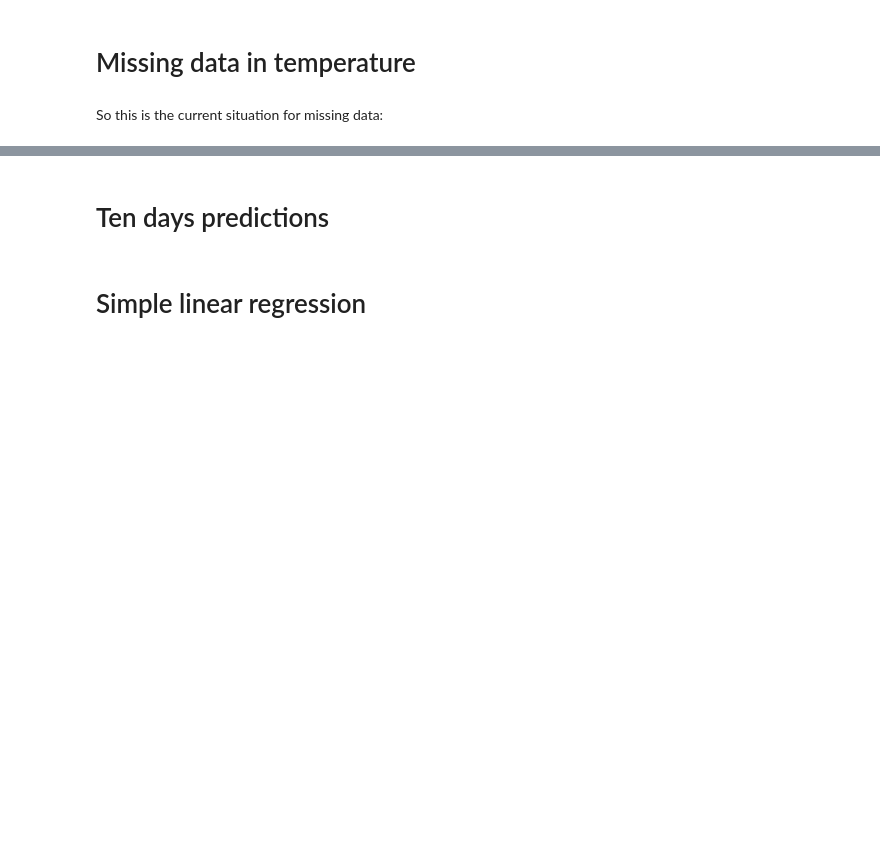
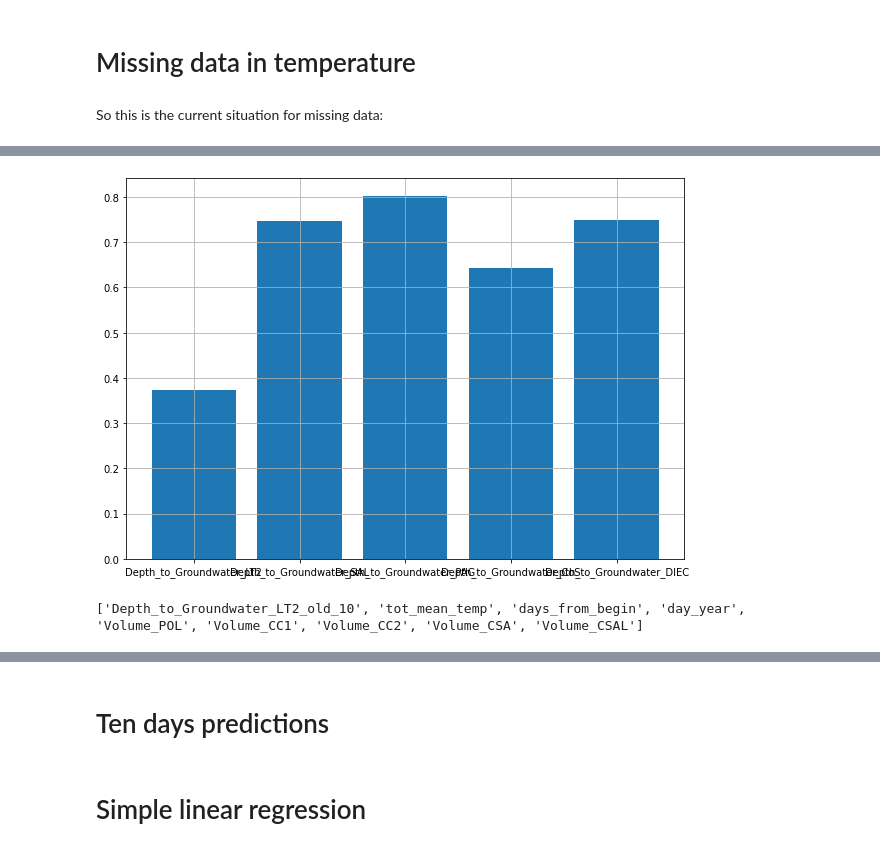
Before and after one commit to menegop/ACEA_smart_water_analytics, a Jupyter notebook: paolo.ipynb, the cells around one changed output, grey strips where cells are left out. Drawn from its saved outputs; the diff is of its cells as text; code cells hidden in the pictures; blank space fills up the shorter version.

```diff
--- a/paolo.ipynb
+++ b/paolo.ipynb
@@ -191,0 +615,22 @@ for df in (aquifer,):
+# %%
+names = ["min_feat,all_feat,with_temp"]
+fig, ax = plt.subplots(figsize=(10,7))
+space = 0
+for R2, name in zip(all_R2, names):
+    ax.bar(well_list+space, R2, width=0.25, label="name")
+    space+=0.25
+ax.grid()
+fig.savefig("R2_halfdata_time_dep_lastconst_doublepred.png", bbox_inches='tight')
+# %%
+fig_feat.suptitle('Features dependencies for Auser', fontsize=20)
+ax_feat[0].set_xlabel("well_depth")
+ax_feat[1].set_xlabel("Temperature")
+ax_feat[2].set_xlabel("Time (days)")
+ax_feat[3].set_xlabel("Day of year")
+ax_feat[4].set_xlabel("Volume")
+for i in range(9):
+    lgnd = ax_feat[i].legend(bbox_to_anchor=(0.95, 1), loc='upper left')
+    for handle in lgnd.legendHandles:
+        handle.set_sizes([6.0])
+    ax_feat[i].set_ylabel("stand delta well depth")
+fig_feat.savefig("feat_dependencies.png", bbox_inches='tight')
@@ -191,0 +1009,7 @@ for df in (aquifer,):
+# %%
+fig, ax = plt.subplots(figsize=(10,7))
+ax.bar(well_list, R2_scores)
+ax.grid()
+fig.savefig("R2_halfdata_time_dep_lastconst_doublepred.png", bbox_inches='tight')
+# %% [output]
+[figure, added]
@@ -191,0 +1029,7 @@ for df in (aquifer,):
+# %%
+spline_features = features_well + features_temp + features_time + features_date + features_vol
+
+print(spline_features)
+aquifer_10d["day_year"] = aquifer_10d["Date"].dt.dayofyear
+# %% [output]
+['Depth_to_Groundwater_LT2_old_10', 'tot_mean_temp', 'days_from_begin', 'day_year', 'Volume_POL', 'Volume_CC1', 'Volume_CC2', 'Volume_CSA', 'Volume_CSAL']
```
Also changed, not shown: parts of 24 cells of this notebook, 2 other files.
